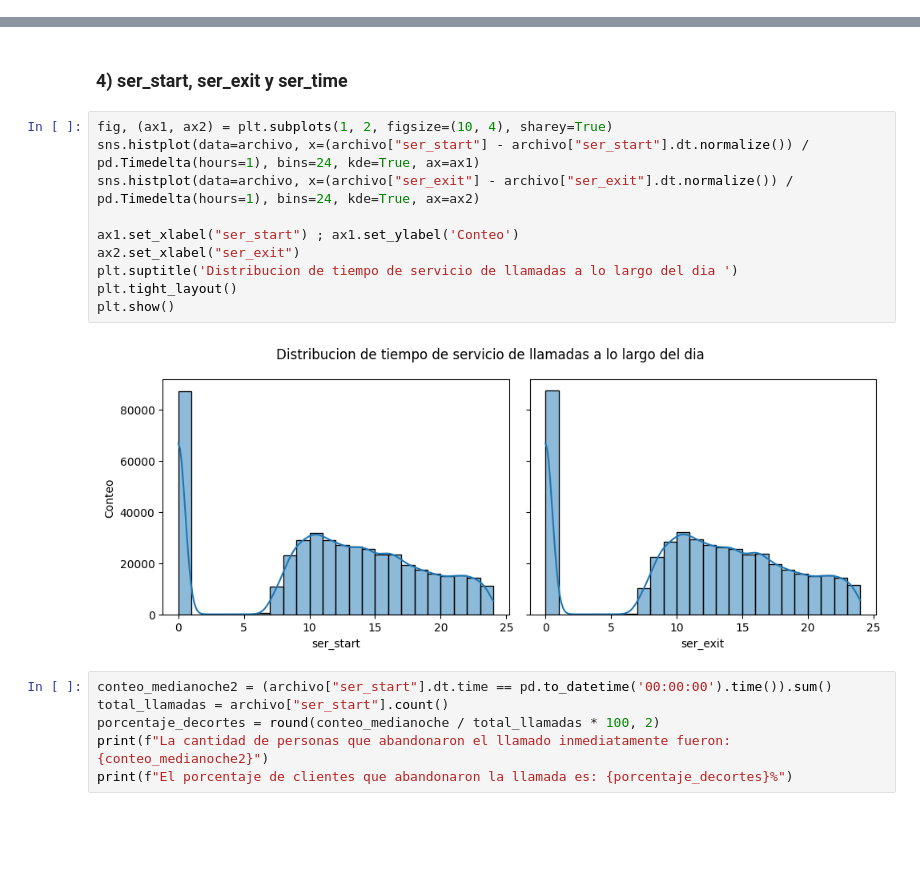
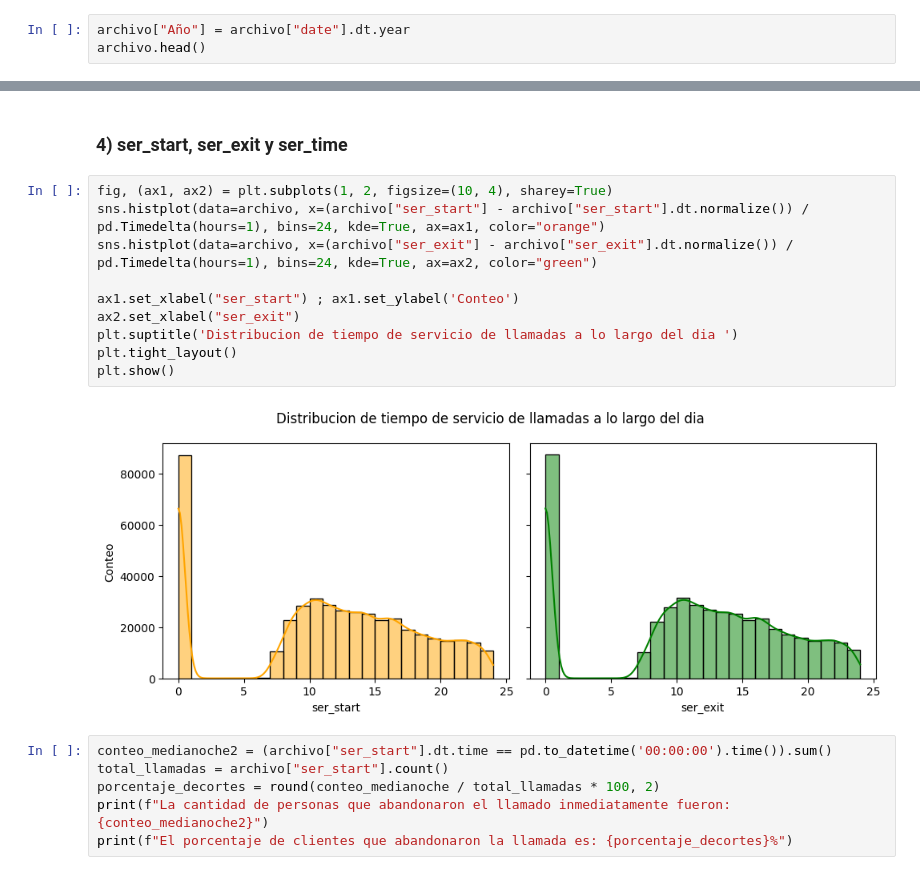
Before and after one commit to ASGuzman/Proyecto, a Jupyter notebook: Notebook.ipynb, the cells around one changed output, grey strips where cells are left out. Drawn from its saved outputs; the diff is of its cells as text; blank space fills up the shorter version.

```diff
--- a/Notebook.ipynb
+++ b/Notebook.ipynb
@@ -257,2 +257,5 @@ Text(0, 0.5, 'Cantidad de llamados')
 # %% [markdown]
 En este caso se verifica que los meses que se recibieron menos llamados son enero, abril y septiembre mientras que los meses que se recibieron mas llamados son agosto y diciembre
+# %%
+archivo["Año"] = archivo["date"].dt.year
+archivo.head()
@@ -366,16 +382,16 @@ Name: q_time_real, dtype: float64
 ### 4) ser_start, ser_exit y ser_time
 # %%
 fig, (ax1, ax2) = plt.subplots(1, 2, figsize=(10, 4), sharey=True)
-sns.histplot(data=archivo, x=(archivo["ser_start"] - archivo["ser_start"].dt.normalize()) / pd.Timedelta(hours=1), bins=24, kde=True, ax=ax1)
-sns.histplot(data=archivo, x=(archivo["ser_exit"] - archivo["ser_exit"].dt.normalize()) / pd.Timedelta(hours=1), bins=24, kde=True, ax=ax2)
+sns.histplot(data=archivo, x=(archivo["ser_start"] - archivo["ser_start"].dt.normalize()) / pd.Timedelta(hours=1), bins=24, kde=True, ax=ax1, color="orange")
+sns.histplot(data=archivo, x=(archivo["ser_exit"] - archivo["ser_exit"].dt.normalize()) / pd.Timedelta(hours=1), bins=24, kde=True, ax=ax2, color="green")
 
 ax1.set_xlabel("ser_start") ; ax1.set_ylabel('Conteo')
 ax2.set_xlabel("ser_exit")
 plt.suptitle('Distribucion de tiempo de servicio de llamadas a lo largo del dia ')
 plt.tight_layout()
 plt.show()
 # %% [output]
-[figure, old version]
+[figure, new version]
 # %%
 conteo_medianoche2 = (archivo["ser_start"].dt.time == pd.to_datetime('00:00:00').time()).sum()
 total_llamadas = archivo["ser_start"].count()
```
Also changed, not shown: parts of 14 cells of this notebook.
